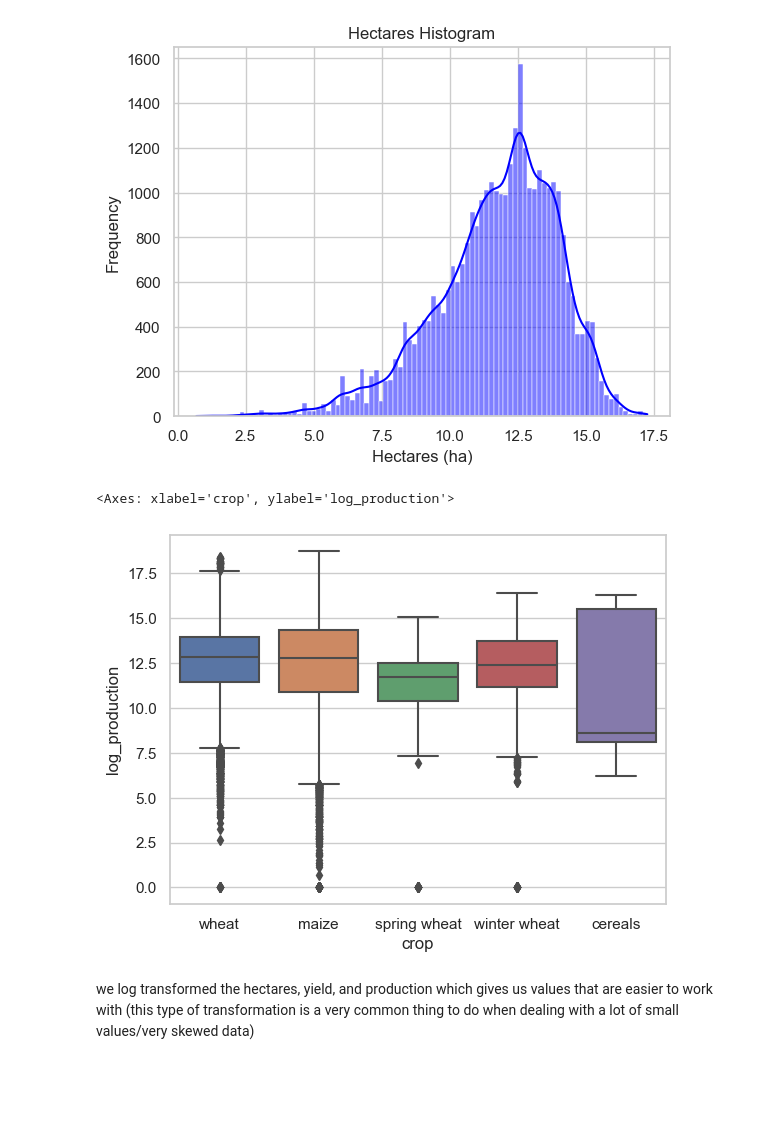
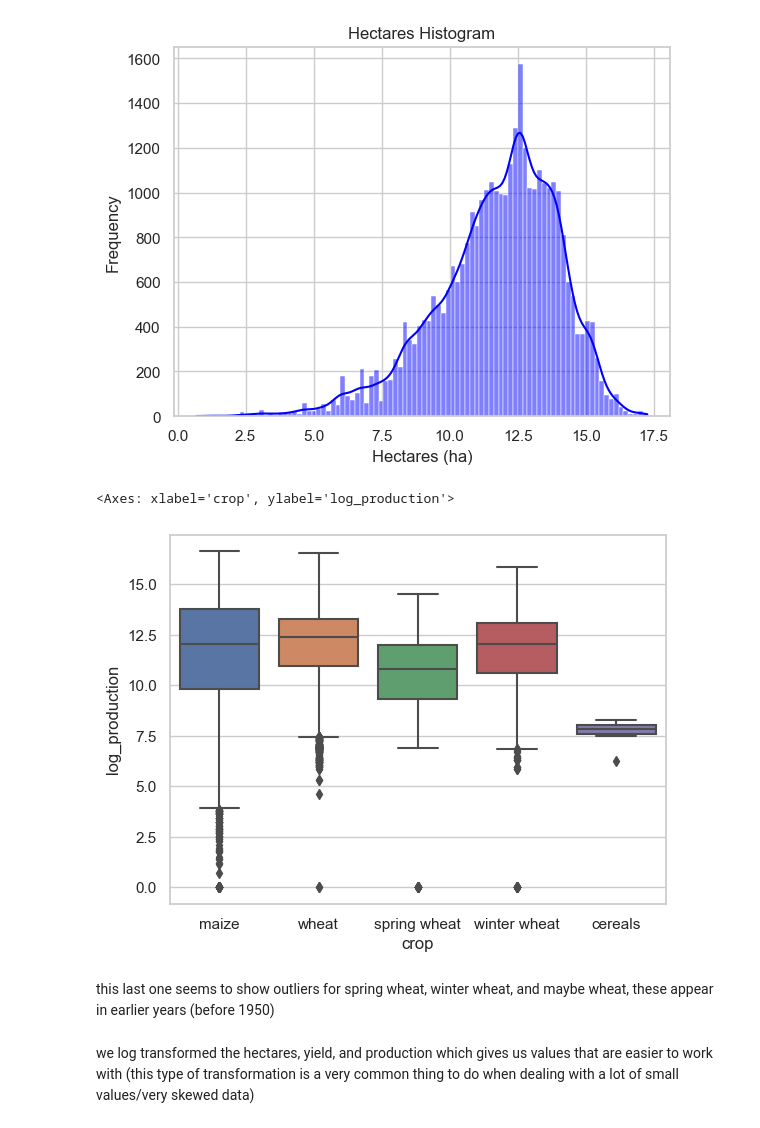
Before and after one commit to HannahCimene/TrioData_Masters, a Jupyter notebook: Files/crops/crops_emalisa.ipynb, the cells around one changed output. Drawn from its saved outputs; the diff is of its cells as text; code cells hidden in the pictures; blank space fills up the shorter version.

```diff
--- a/Files/crops/crops_emalisa.ipynb
+++ b/Files/crops/crops_emalisa.ipynb
@@ -167,10 +168,12 @@ plt.show()
 # %%
 df['log_production'] = np.log1p(df['production (tonnes)'])
 # %%
-sns.boxplot(data=df, x='crop', y='log_production')
+sns.boxplot(data=df[df['year'] < 1950], x='crop', y='log_production')
 # %% [output]
 <Axes: xlabel='crop', ylabel='log_production'>
-[figure, old version]
+[figure, new version]
+# %% [markdown]
+this last one seems to show outliers for spring wheat, winter wheat, and maybe wheat, these appear in earlier years (before 1950)
 # %% [markdown]
 we log transformed the hectares, yield, and production which gives us values that are easier to work with (this type of transformation is a very common thing to do when dealing with a lot of small values/very skewed data)
 # %% [markdown]
```
Also changed, not shown: parts of 25 cells of this notebook.
